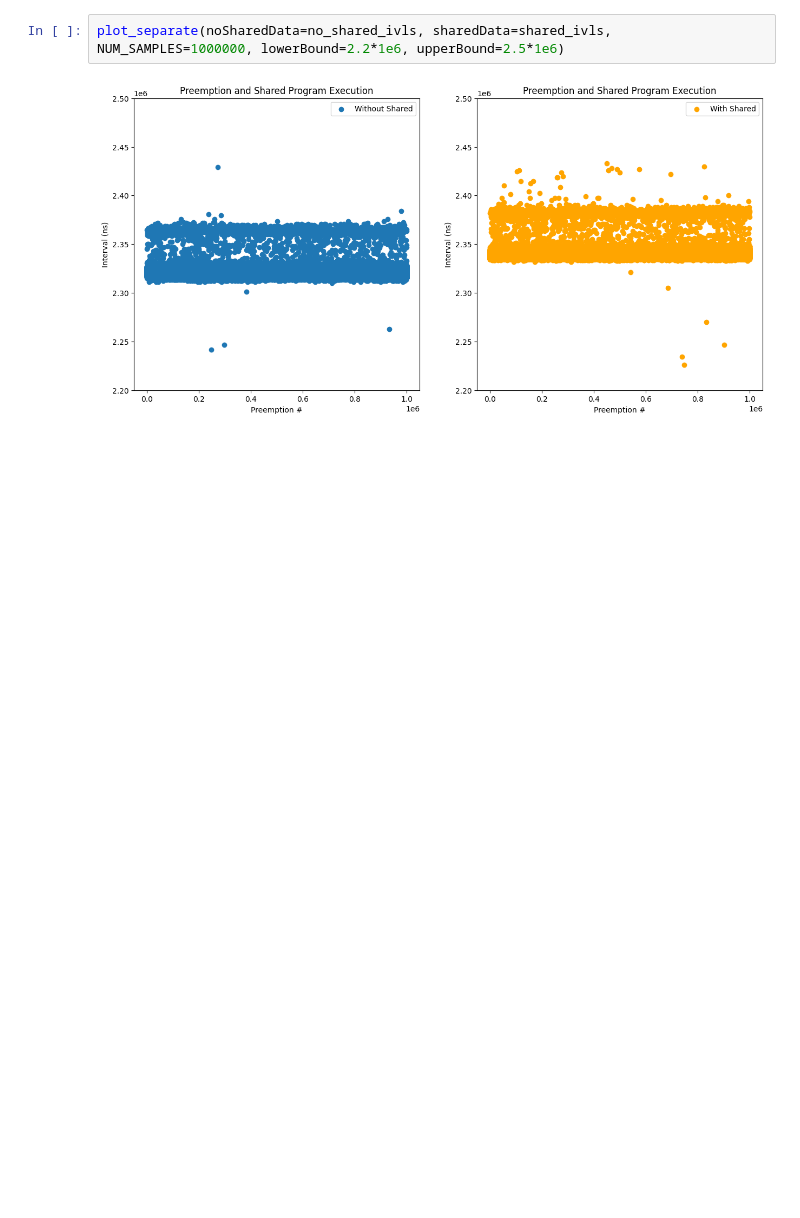
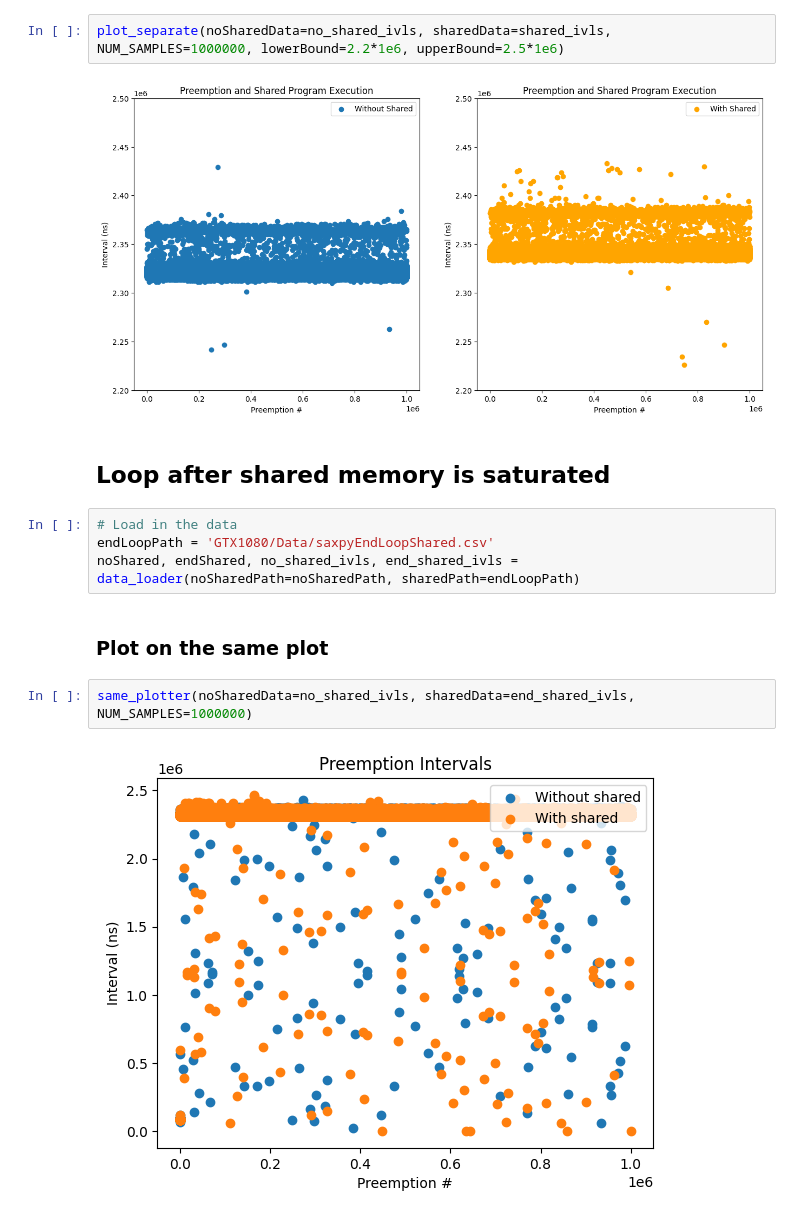
Before and after one commit to alexngUNC/GPU-research, a Jupyter notebook: Preemptions/GTX1080/Analysis/analysis1080.ipynb, the cells around one changed output. Cells and saved outputs as stored; diff of their text form; blank space fills up the shorter version.

Commit message:
End loop and no shared comparison

```diff
--- a/Preemptions/GTX1080/Analysis/analysis1080.ipynb
+++ b/Preemptions/GTX1080/Analysis/analysis1080.ipynb
@@ -34,3 +34,15 @@ plot_separate(noSharedData=no_shared_ivls, sharedData=shared_ivls, NUM_SAMPLES=1
 plot_separate(noSharedData=no_shared_ivls, sharedData=shared_ivls, NUM_SAMPLES=1000000, lowerBound=2.2*1e6, upperBound=2.5*1e6)
 # %% [output]
 [figure]
+# %% [markdown]
+## Loop after shared memory is saturated
+# %%
+# Load in the data
+endLoopPath = 'GTX1080/Data/saxpyEndLoopShared.csv'
+noShared, endShared, no_shared_ivls, end_shared_ivls = data_loader(noSharedPath=noSharedPath, sharedPath=endLoopPath)
+# %% [markdown]
+### Plot on the same plot
+# %%
+same_plotter(noSharedData=no_shared_ivls, sharedData=end_shared_ivls, NUM_SAMPLES=1000000)
+# %% [output]
+[figure, added]
```
Also changed, not shown: parts of 6 cells of this notebook.
